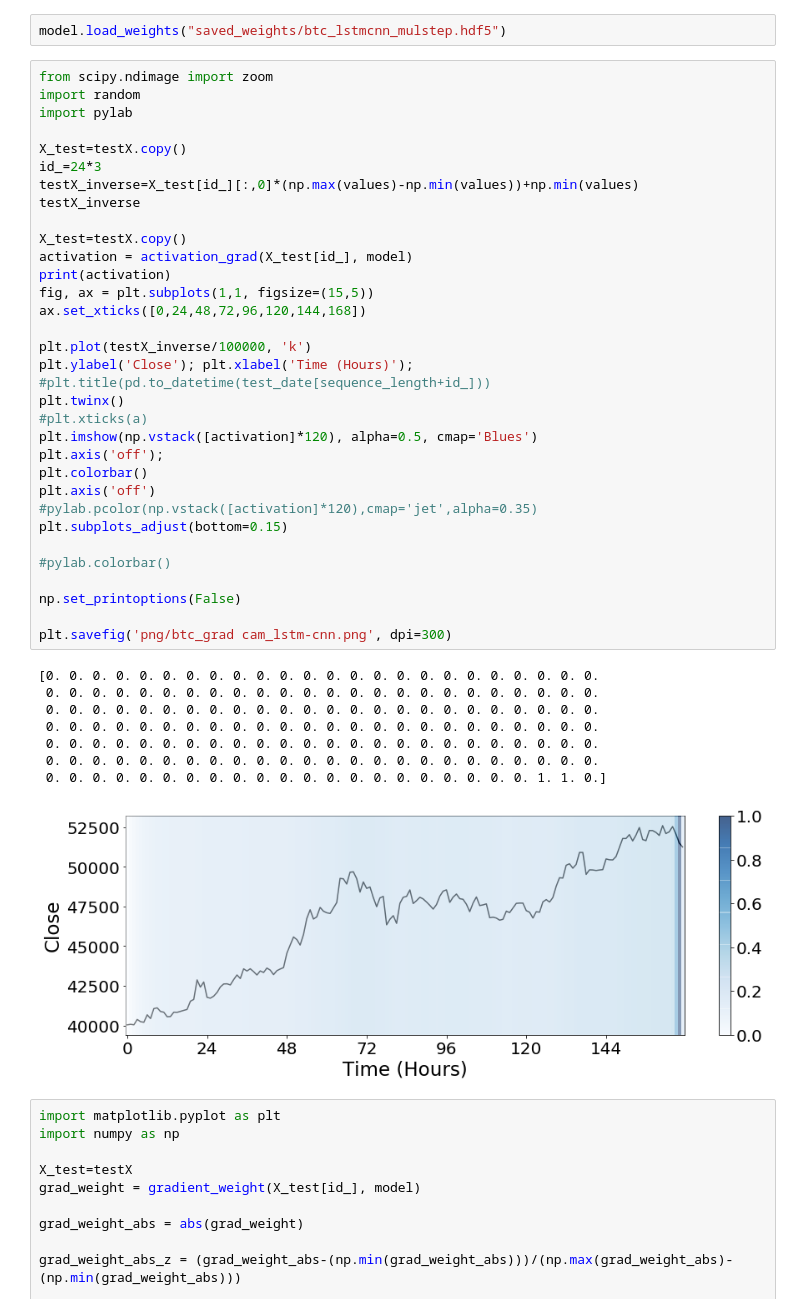
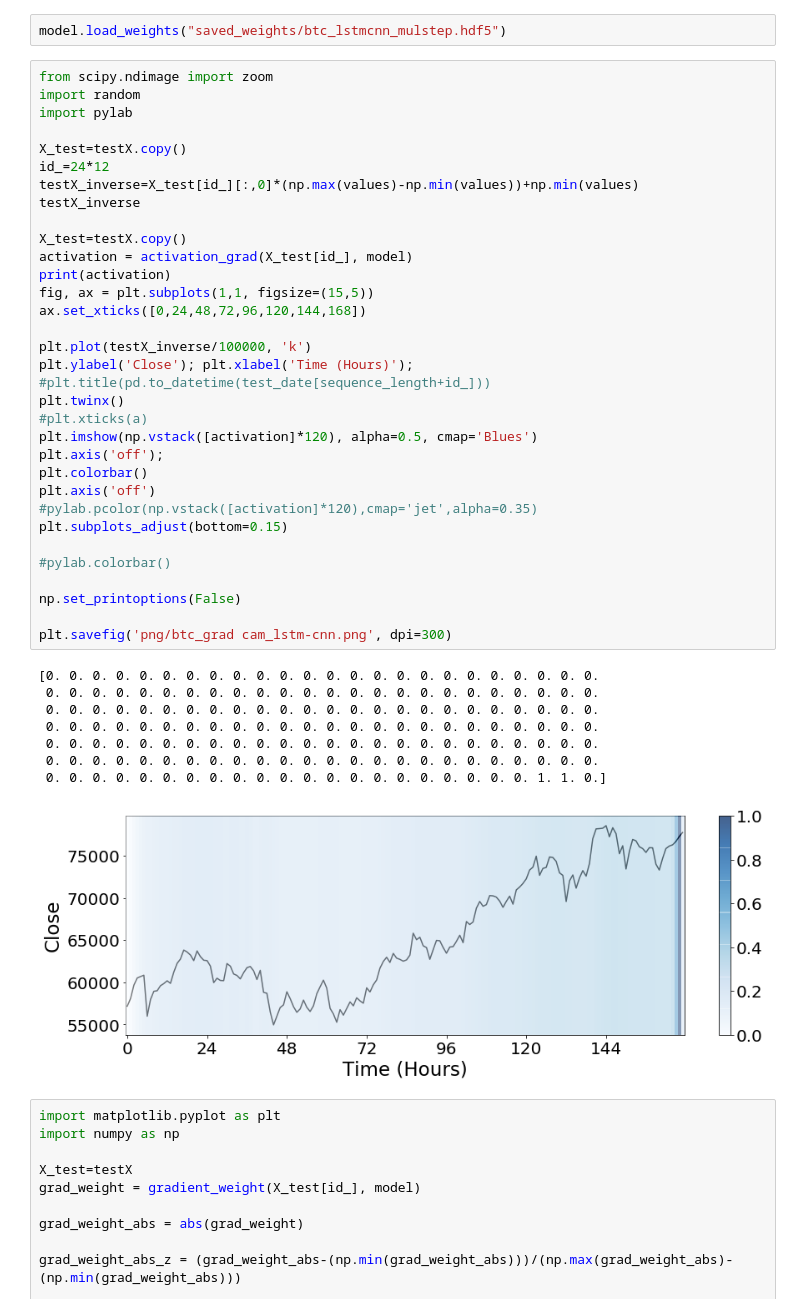
Before and after one commit to ikwak2/hj19_timeseries, a Jupyter notebook: chan/btc feature importance (2).ipynb, the cells around one changed output. Cells and saved outputs as stored; diff of their text form.

```diff
--- a/chan/btc feature importance (2).ipynb
+++ b/chan/btc feature importance (2).ipynb
@@ -399,41 +526,41 @@ import random
 import pylab
 
 X_test=testX.copy()
-id_=24*3
+id_=24*12
 testX_inverse=X_test[id_][:,0]*(np.max(values)-np.min(values))+np.min(values)
 testX_inverse
 
 X_test=testX.copy()
 activation = activation_grad(X_test[id_], model)
 print(activation)
 fig, ax = plt.subplots(1,1, figsize=(15,5))
 ax.set_xticks([0,24,48,72,96,120,144,168])
 
 plt.plot(testX_inverse/100000, 'k')
 plt.ylabel('Close'); plt.xlabel('Time (Hours)'); #plt.title(pd.to_datetime(test_date[sequence_length+id_]))
 plt.twinx()
 #plt.xticks(a)
 plt.imshow(np.vstack([activation]*120), alpha=0.5, cmap='Blues')
 plt.axis('off');
 plt.colorbar()
 plt.axis('off')
 #pylab.pcolor(np.vstack([activation]*120),cmap='jet',alpha=0.35)
 plt.subplots_adjust(bottom=0.15)
 
 #pylab.colorbar()
 
 np.set_printoptions(False)
 
 plt.savefig('png/btc_grad cam_lstm-cnn.png', dpi=300)
 # %% [output]
 [0. 0. 0. 0. 0. 0. 0. 0. 0. 0. 0. 0. 0. 0. 0. 0. 0. 0. 0. 0. 0. 0. 0. 0.
  0. 0. 0. 0. 0. 0. 0. 0. 0. 0. 0. 0. 0. 0. 0. 0. 0. 0. 0. 0. 0. 0. 0. 0.
  0. 0. 0. 0. 0. 0. 0. 0. 0. 0. 0. 0. 0. 0. 0. 0. 0. 0. 0. 0. 0. 0. 0. 0.
  0. 0. 0. 0. 0. 0. 0. 0. 0. 0. 0. 0. 0. 0. 0. 0. 0. 0. 0. 0. 0. 0. 0. 0.
  0. 0. 0. 0. 0. 0. 0. 0. 0. 0. 0. 0. 0. 0. 0. 0. 0. 0. 0. 0. 0. 0. 0. 0.
  0. 0. 0. 0. 0. 0. 0. 0. 0. 0. 0. 0. 0. 0. 0. 0. 0. 0. 0. 0. 0. 0. 0. 0.
  0. 0. 0. 0. 0. 0. 0. 0. 0. 0. 0. 0. 0. 0. 0. 0. 0. 0. 0. 0. 0. 1. 1. 0.]
-[figure, old version]
+[figure, new version]
 # %%
 import matplotlib.pyplot as plt
 import numpy as np
```
Also changed, not shown: parts of 11 cells of this notebook, 16 other files.
